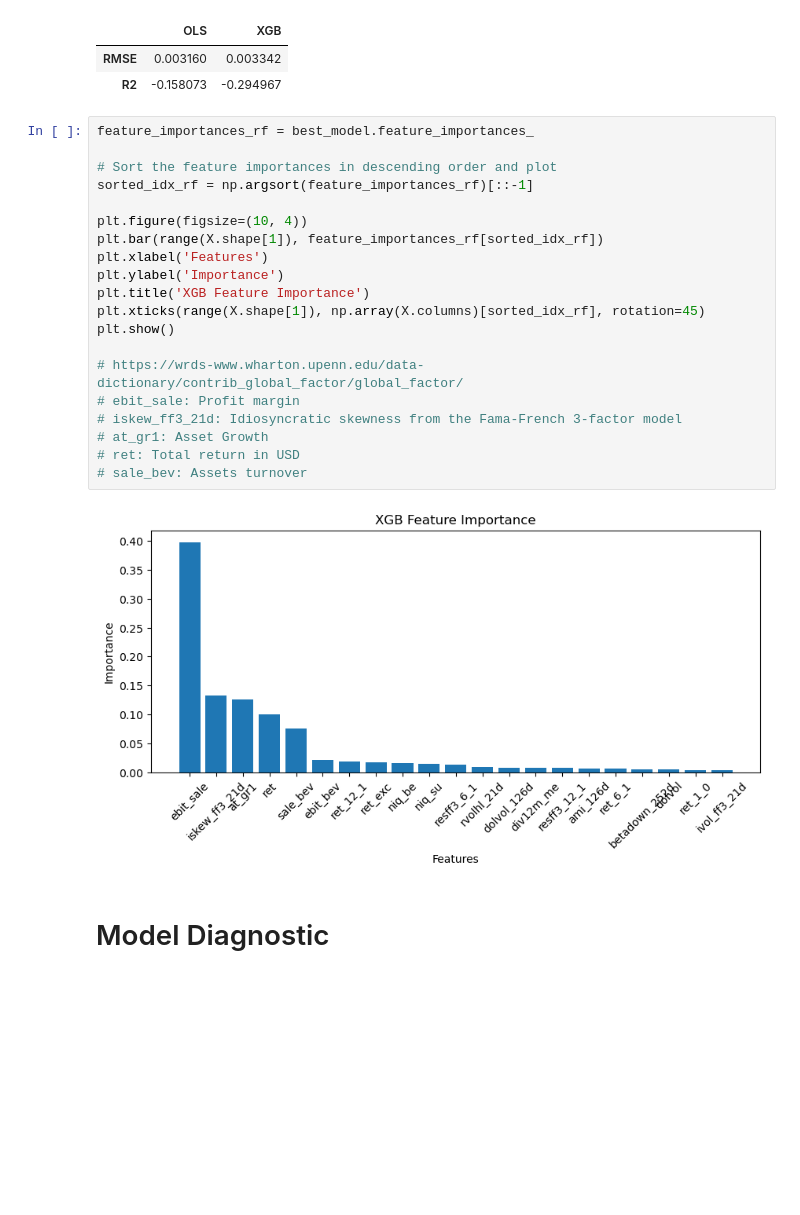
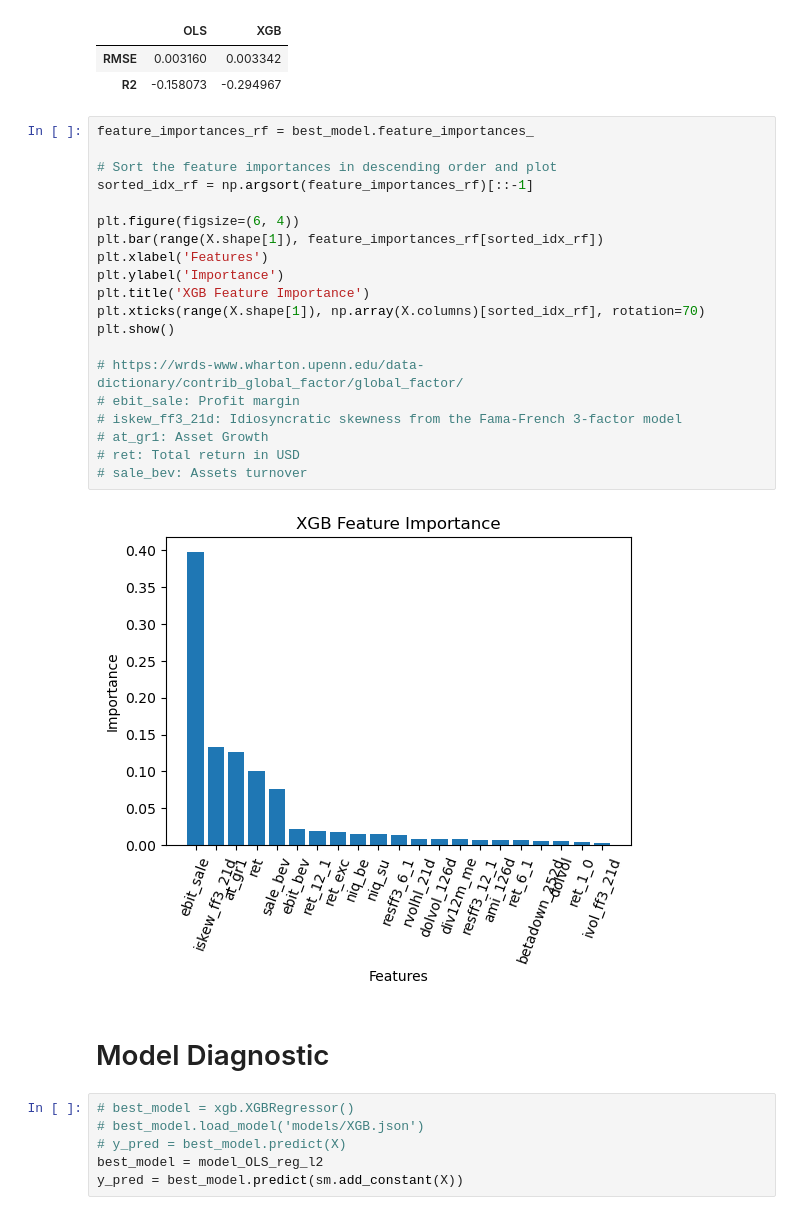
Before and after one commit to JennyJiang118/AFP-hedgefund-holdings, a Jupyter notebook: ML_prediction.ipynb, the cells around one changed output. Saved outputs shown, nothing was run; the diff lists cells and outputs as text; blank space fills up the shorter version.

```diff
--- a/ML_prediction.ipynb
+++ b/ML_prediction.ipynb
@@ -140,25 +162,31 @@ result
 # %%
 feature_importances_rf = best_model.feature_importances_
 
 # Sort the feature importances in descending order and plot
 sorted_idx_rf = np.argsort(feature_importances_rf)[::-1]
 
-plt.figure(figsize=(10, 4))
+plt.figure(figsize=(6, 4))
 plt.bar(range(X.shape[1]), feature_importances_rf[sorted_idx_rf])
 plt.xlabel('Features')
 plt.ylabel('Importance')
 plt.title('XGB Feature Importance')
-plt.xticks(range(X.shape[1]), np.array(X.columns)[sorted_idx_rf], rotation=45)
+plt.xticks(range(X.shape[1]), np.array(X.columns)[sorted_idx_rf], rotation=70)
 plt.show()
 
 # https://wrds-www.wharton.upenn.edu/data-dictionary/contrib_global_factor/global_factor/
 # ebit_sale: Profit margin
 # iskew_ff3_21d: Idiosyncratic skewness from the Fama-French 3-factor model
 # at_gr1: Asset Growth
 # ret: Total return in USD
 # sale_bev: Assets turnover
 # %% [output]
-[figure, old version]
+[figure, new version]
 # %% [markdown]
 # Model Diagnostic
+# %%
+# best_model = xgb.XGBRegressor()
+# best_model.load_model('models/XGB.json')
+# y_pred = best_model.predict(X)
+best_model = model_OLS_reg_l2
+y_pred = best_model.predict(sm.add_constant(X))
 # %%
```
Also changed, not shown: parts of 5 cells of this notebook.
